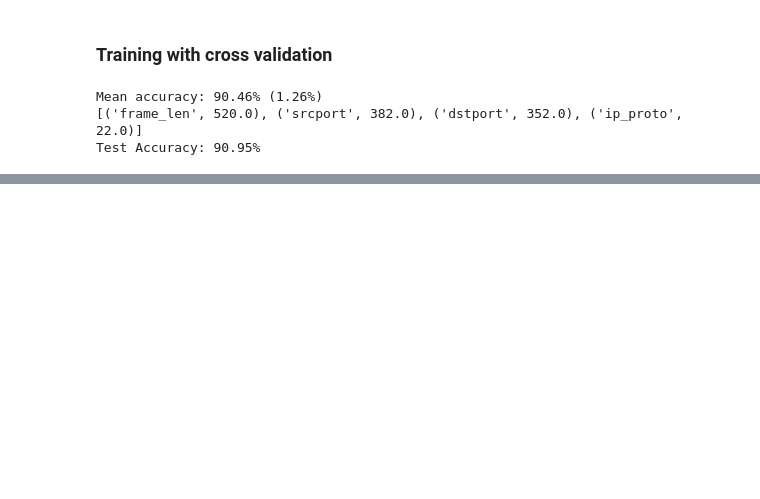
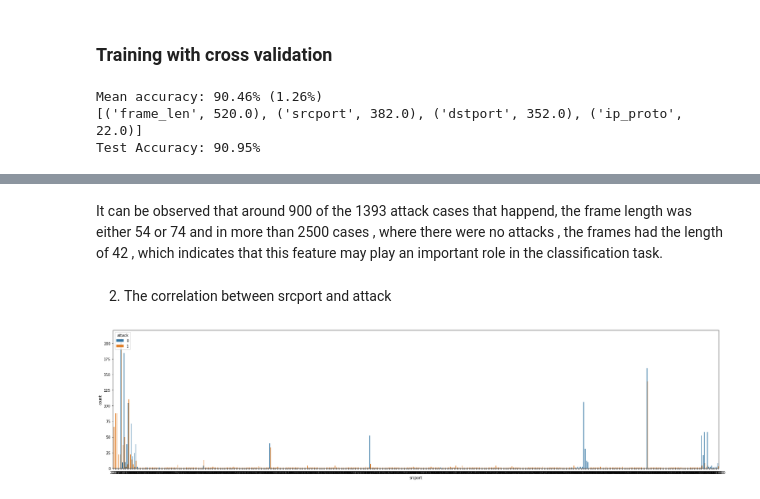
Before and after one commit to Abdulnaser98/IT-Sicherheit-Praktikum, a Jupyter notebook: analysis/analysis.ipynb, the cells around one changed output, grey strips where cells are left out. Cells and saved outputs as stored; diff of their text form; code cells hidden in the pictures; blank space fills up the shorter version.

```diff
--- a/analysis/analysis.ipynb
+++ b/analysis/analysis.ipynb
@@ -232,0 +248,12 @@ Test Accuracy: 90.95%
+# %% [markdown]
+It can be observed that around 900 of the 1393 attack cases that happend, the frame length was either 54 or 74 and in more than 2500 cases , where there were no attacks , the frames had the length of 42 ,
+which indicates
+that this feature may play an important role in the classification task.
+# %% [markdown]
+2) The correlation between srcport and attack
+# %%
+plt.figure(figsize=(30, 7))
+sns.countplot(x='srcport', hue='attack', data=df)
+plt.show()
+# %% [output]
+[figure, added]
```
Also changed, not shown: parts of 21 cells of this notebook, 2 other files.
